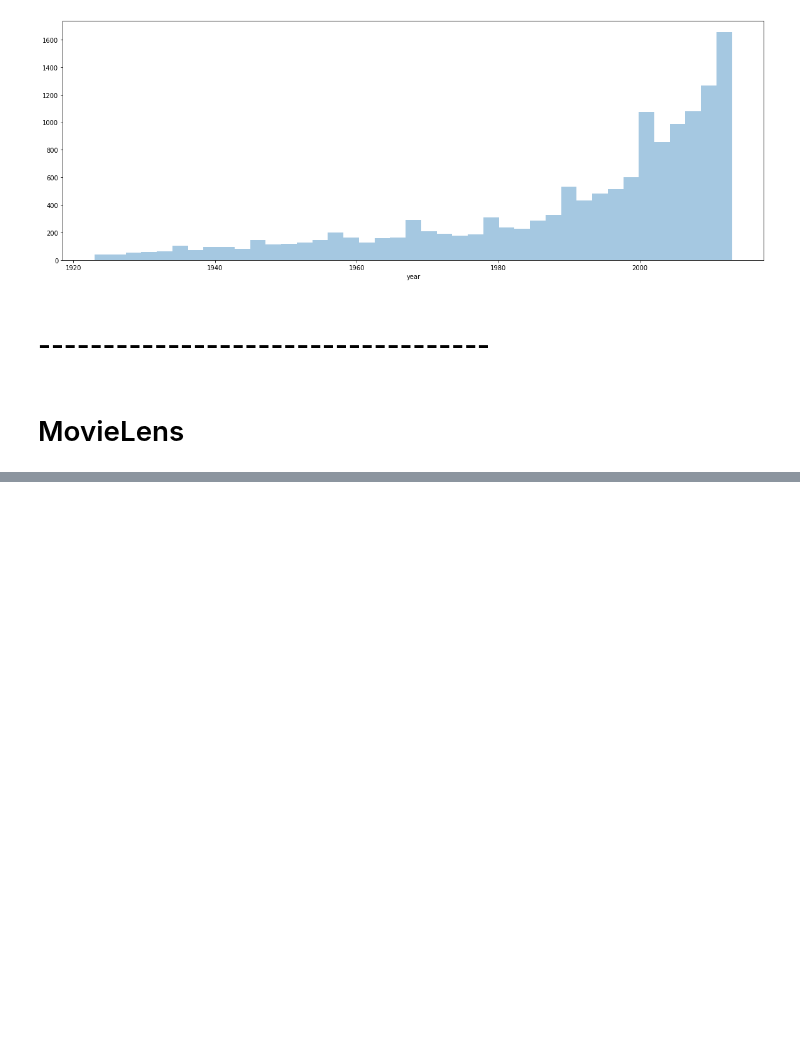
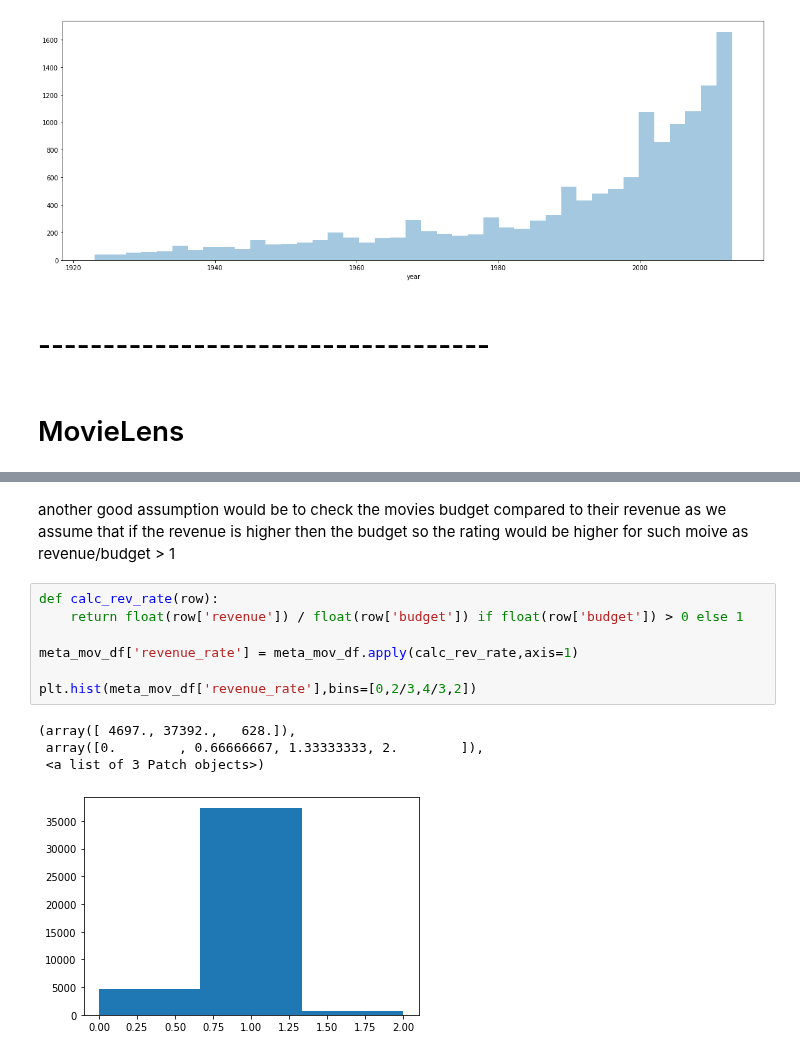
Before and after one commit to ronka/movie-recommendation-notebook, a Jupyter notebook: Movie_Recomindation_Proj.ipynb, the cells around one changed output, grey strips where cells are left out. Saved outputs shown, nothing was run; the diff lists cells and outputs as text; blank space fills up the shorter version.

```diff
--- a/Movie_Recomindation_Proj.ipynb
+++ b/Movie_Recomindation_Proj.ipynb
@@ -107,0 +128,15 @@ sns.kdeplot(meta_mov_df['popularity'], shade=True);
+# %% [markdown]
+another good assumption would be to check the movies budget compared to their revenue
+as we assume that if the revenue is higher then the budget so the rating would be higher for such moive as revenue/budget > 1
+# %%
+def calc_rev_rate(row):
+    return float(row['revenue']) / float(row['budget']) if float(row['budget']) > 0 else 1
+
+meta_mov_df['revenue_rate'] = meta_mov_df.apply(calc_rev_rate,axis=1)
+
+plt.hist(meta_mov_df['revenue_rate'],bins=[0,2/3,4/3,2])
+# %% [output]
+(array([ 4697., 37392.,   628.]),
+ array([0.        , 0.66666667, 1.33333333, 2.        ]),
+ <a list of 3 Patch objects>)
+[figure, added]
```
Also changed, not shown: parts of 10 cells of this notebook.
